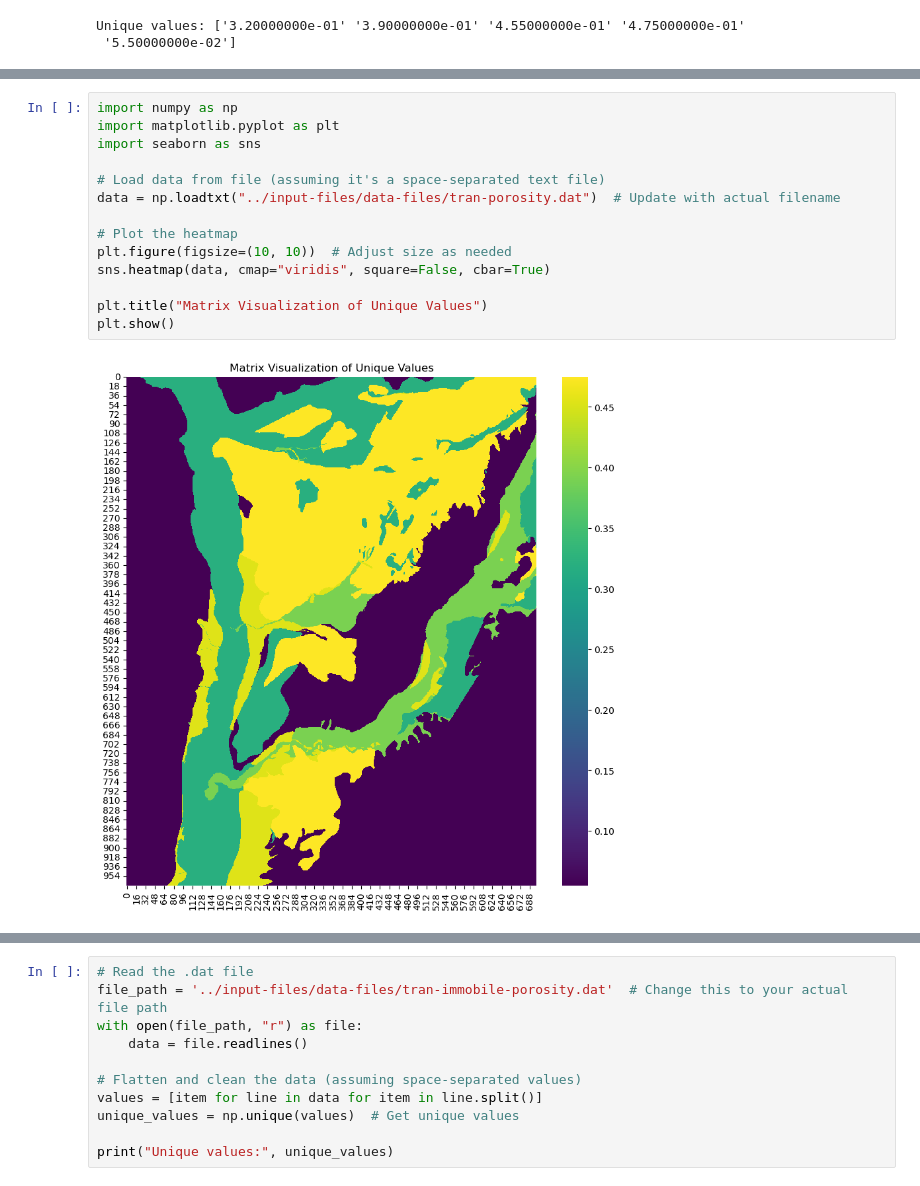
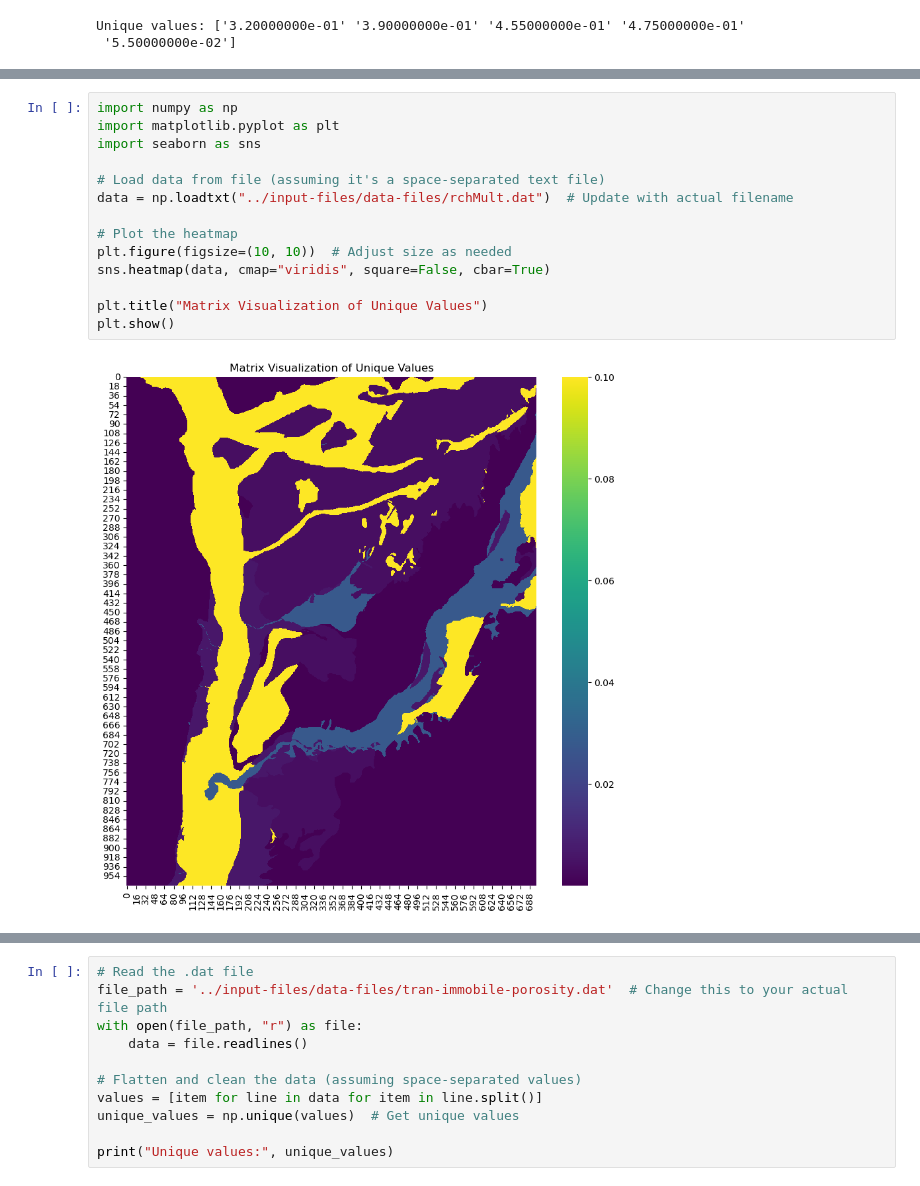
Before and after one commit to jackplogan33/peterson-modflow, a Jupyter notebook: notebooks/dat_files.ipynb, the cells around one changed output, grey strips where cells are left out. Cells and saved outputs as stored; diff of their text form.

```diff
--- a/notebooks/dat_files.ipynb
+++ b/notebooks/dat_files.ipynb
@@ -38,16 +103,16 @@ Unique values: ['3.20000000e-01' '3.90000000e-01' '4.55000000e-01' '4.75000000e-
 # %%
 import numpy as np
 import matplotlib.pyplot as plt
 import seaborn as sns
 
 # Load data from file (assuming it's a space-separated text file)
-data = np.loadtxt("../input-files/data-files/tran-porosity.dat")  # Update with actual filename
+data = np.loadtxt("../input-files/data-files/rchMult.dat")  # Update with actual filename
 
 # Plot the heatmap
 plt.figure(figsize=(10, 10))  # Adjust size as needed
 sns.heatmap(data, cmap="viridis", square=False, cbar=True)
 
 plt.title("Matrix Visualization of Unique Values")
 plt.show()
 # %% [output]
-[figure, old version]
+[figure, new version]
```
Also changed, not shown: parts of 7 cells of this notebook, 3 other files.
